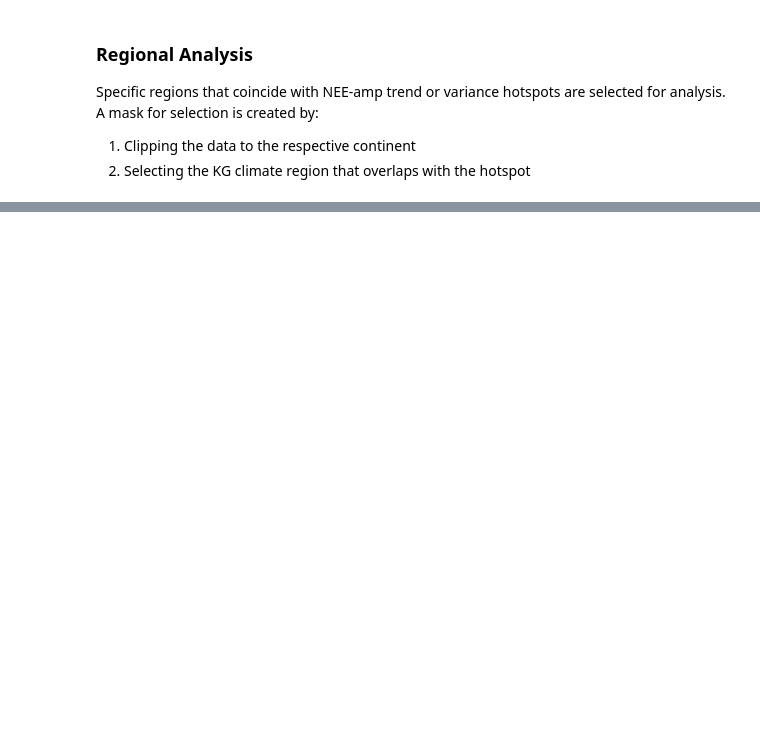
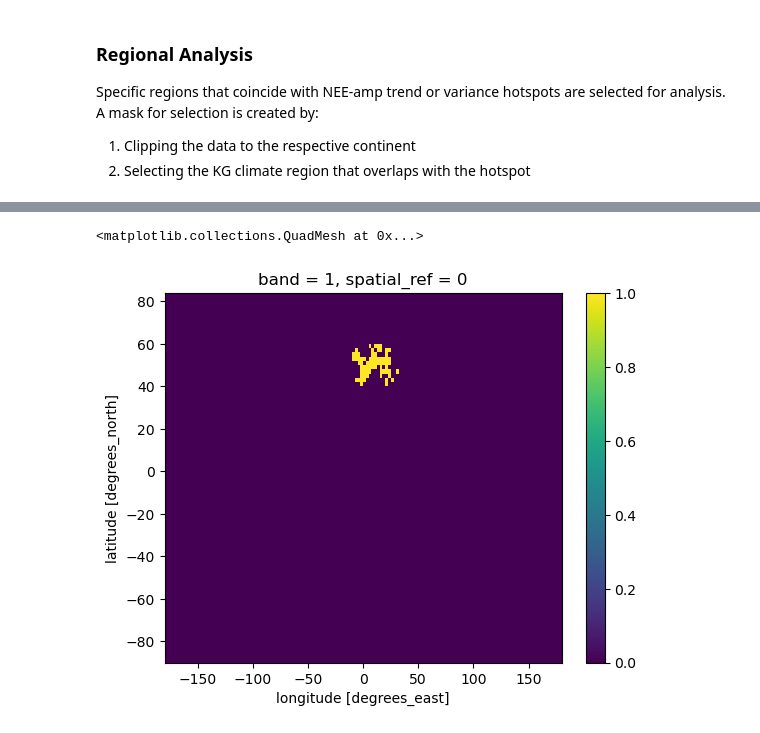
Before and after one commit to femoyano/northern-land-cover, a Jupyter notebook: 5_co2_analysis.ipynb, the cells around one changed output, grey strips where cells are left out. Drawn from its saved outputs; the diff is of its cells as text; code cells hidden in the pictures; blank space fills up the shorter version.

```diff
--- a/5_co2_analysis.ipynb
+++ b/5_co2_analysis.ipynb
@@ -105,0 +138,5 @@ geom_northamer_tempcold = sh.geometry.box(-130, 40. -50, 60)
+# %%
+roimask['europe_temp'].plot()
+# %% [output]
+<matplotlib.collections.QuadMesh at 0x...>
+[figure, added]
```
Also changed, not shown: parts of 8 cells of this notebook, 1 other file.
